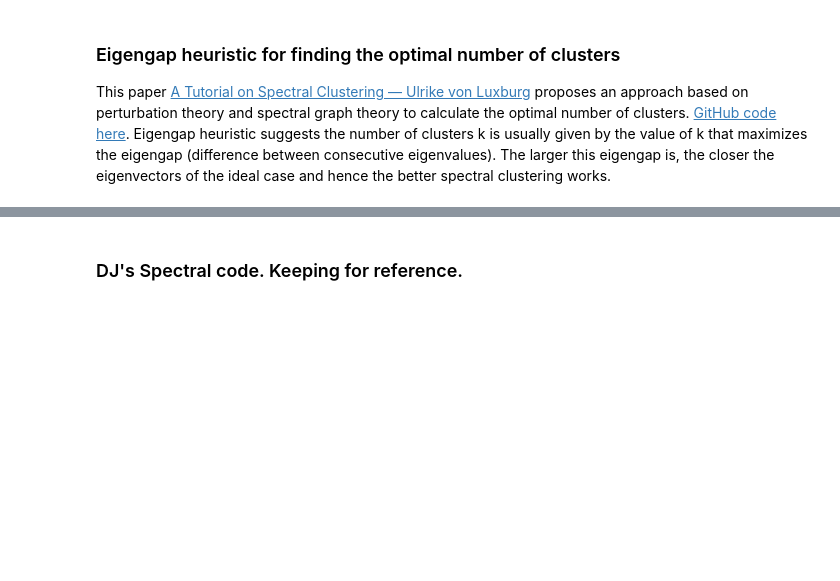
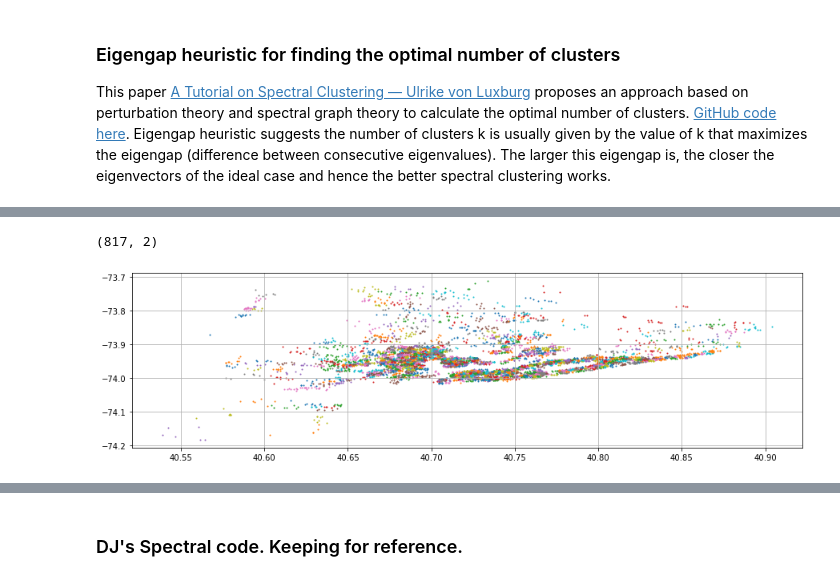
Before and after one commit to rickfontenot/airbnb, a Jupyter notebook: Lab3/Working/lab3_joe_eigenVects.ipynb, the cells around one changed output, grey strips where cells are left out. Saved outputs shown, nothing was run; the diff lists cells and outputs as text; code cells hidden in the pictures; blank space fills up the shorter version.

```diff
--- a/Lab3/Working/lab3_joe_eigenVects.ipynb
+++ b/Lab3/Working/lab3_joe_eigenVects.ipynb
@@ -395,0 +502,27 @@ Optimal number of clusters [144 154 222 228 239]
+# %%
+Lat_val = listings_validation.latitude
+Long_val = listings_validation.longitude
+
+LatLong_val = np.column_stack((Lat_val, Long_val))
+
+LatLong_val.shape
+# %% [output]
+(817, 2)
+# %%
+#spectral has attribute predict usees .fit_predict
+label_val = model_train.fit_predict(LatLong) #LatLong from df_smol reduced data for my laptop
+
+#Getting unique labels
+
+u_labels = np.unique(label_val)
+
+#plotting the results:
+
+plt.figure(figsize=(15,4))
+for i in u_labels:
+#LatLong dfsmol here ↓ and there ---------------⭨
+    plt.scatter(LatLong[label_val == i , 0] , LatLong[label_val == i , 1] , label = i, s=1)
+plt.grid()
+plt.show()
+# %% [output]
+[figure, added]
```
Also changed, not shown: parts of 32 cells of this notebook.
